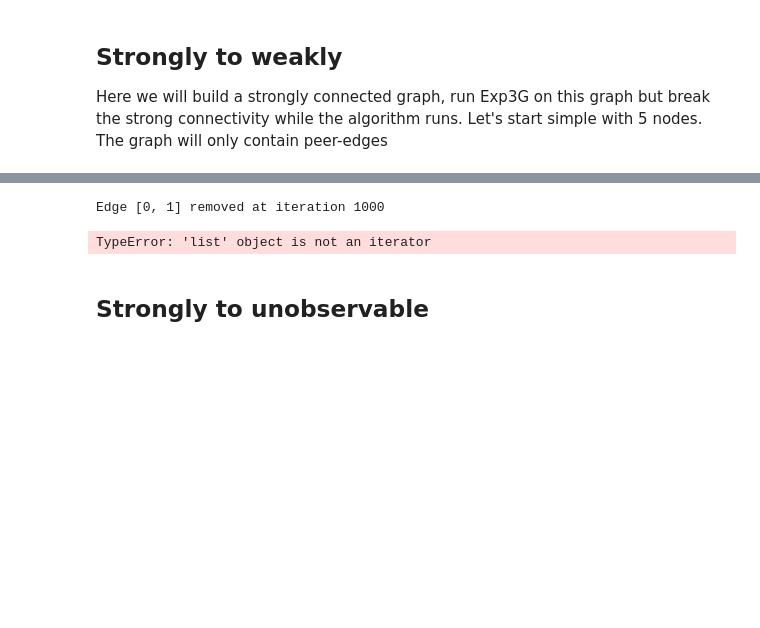
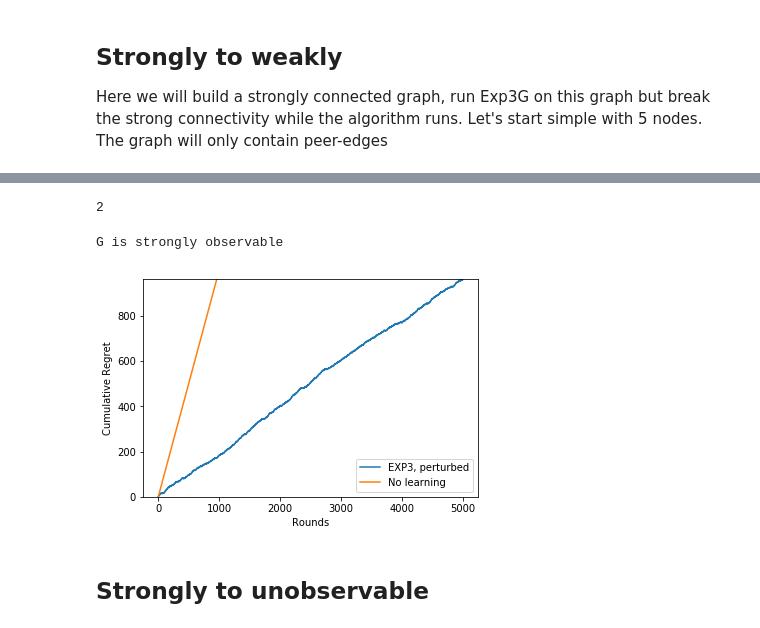
Before and after one commit to funboarder13920/GML-Project, a Jupyter notebook: EXP3.ipynb, the cells around one changed output, grey strips where cells are left out. Drawn from its saved outputs; the diff is of its cells as text; code cells hidden in the pictures; blank space fills up the shorter version.

Commit message:
Live correction of perturbation and observability methods

```diff
--- a/EXP3.ipynb
+++ b/EXP3.ipynb
@@ -312,14 +326,18 @@ S1 = obsGraph.strong_obs_graph(n_nodes, alpha1, beta1)
+# %%
+perturbations = {1000:[(0,1)], 2000:[(0,2),(1,2)]}
+n_itr = 5000
+n_sim = 10
+
+obsGraph.observability_type(S1)
+# %% [output]
+2
 # %%
-perturbations = {1000:[[0,1]], 2000:[[0,2],[1,2]]}
-n_itr = 5000
-n_sim = 50
-
-qS1,lS1 = EXP3(S1, list(S1.nodes()), 0.5, 0.05, n_itr, n_sim, perturbations)
-regS1 = compute_regret(losses, G)
+qS1,lS1 = EXP3(S1, list(S1.nodes()), 0.5, 0.05, n_itr, n_sim)
+regS1 = compute_regret(lS1, G)
 dr2S1,laS1 = plot_regret([regS1], ['EXP3, perturbed'])
 # %% [output]
-Edge [0, 1] removed at iteration 1000
+G is strongly observable
-TypeError: 'list' object is not an iterator
+[figure, added]
 # %% [markdown]
 ## Strongly to unobservable
 # %%
```
Also changed, not shown: parts of 5 cells of this notebook, 2 other files.
